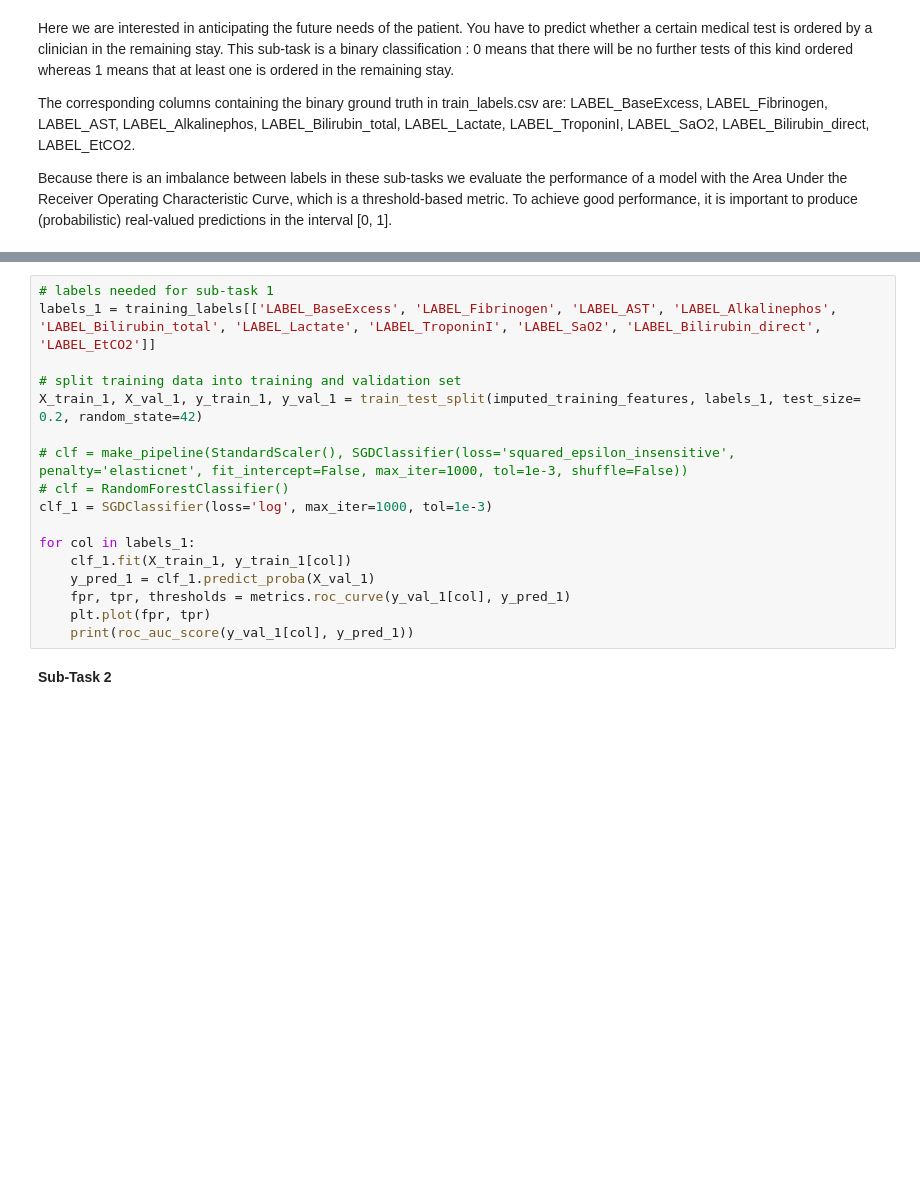
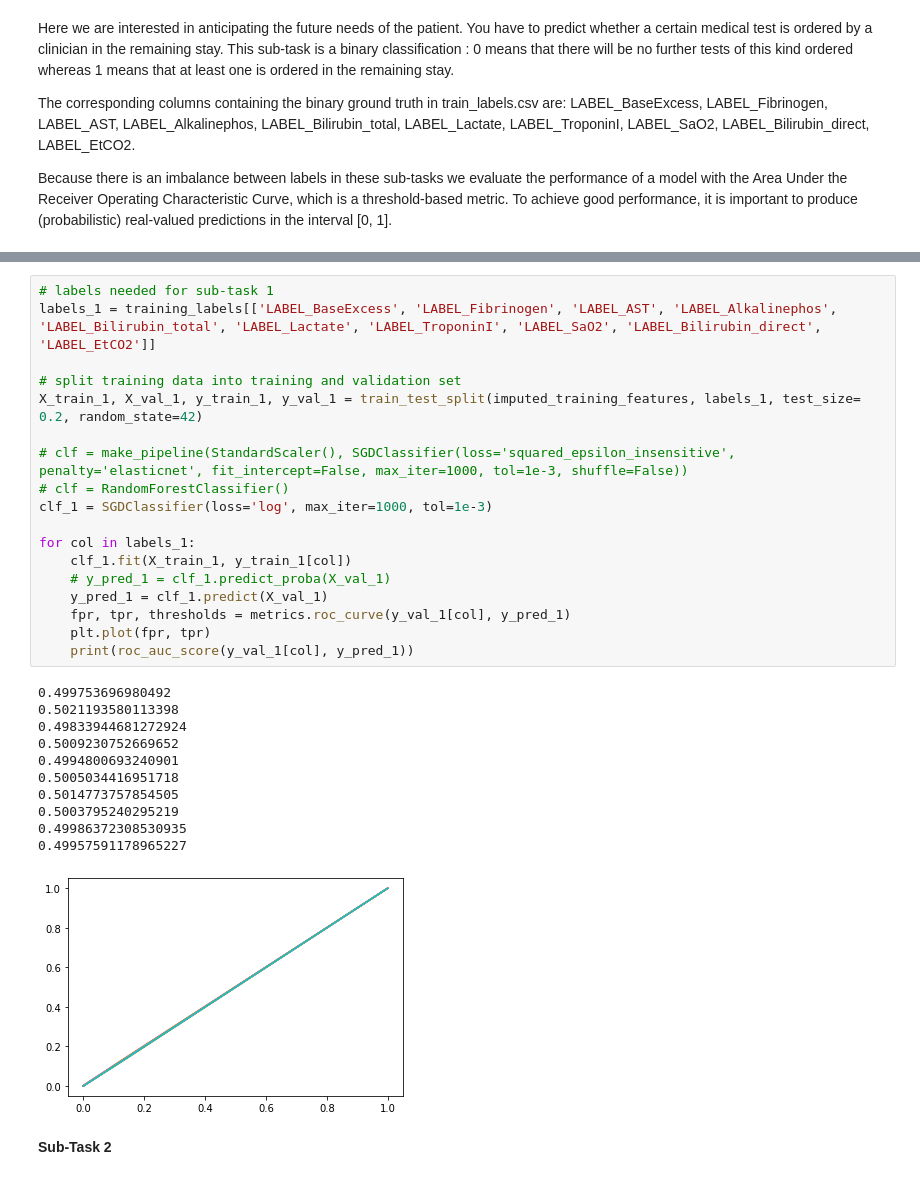
Before and after one commit to jonarivado/IML-Projects, a Jupyter notebook: Task 2/main2.ipynb, the cells around one changed output, grey strips where cells are left out. Cells and saved outputs as stored; diff of their text form; blank space fills up the shorter version.

```diff
--- a/Task 2/main2.ipynb
+++ b/Task 2/main2.ipynb
@@ -69,20 +81,33 @@ for col in labels_1:
 # %%
 # labels needed for sub-task 1
 labels_1 = training_labels[['LABEL_BaseExcess', 'LABEL_Fibrinogen', 'LABEL_AST', 'LABEL_Alkalinephos', 'LABEL_Bilirubin_total', 'LABEL_Lactate', 'LABEL_TroponinI', 'LABEL_SaO2', 'LABEL_Bilirubin_direct', 'LABEL_EtCO2']]
 
 # split training data into training and validation set
 X_train_1, X_val_1, y_train_1, y_val_1 = train_test_split(imputed_training_features, labels_1, test_size= 0.2, random_state=42)
 
 # clf = make_pipeline(StandardScaler(), SGDClassifier(loss='squared_epsilon_insensitive', penalty='elasticnet', fit_intercept=False, max_iter=1000, tol=1e-3, shuffle=False))
 # clf = RandomForestClassifier()
 clf_1 = SGDClassifier(loss='log', max_iter=1000, tol=1e-3)
 
 for col in labels_1:
     clf_1.fit(X_train_1, y_train_1[col])
-    y_pred_1 = clf_1.predict_proba(X_val_1)
+    # y_pred_1 = clf_1.predict_proba(X_val_1)
+    y_pred_1 = clf_1.predict(X_val_1)
     fpr, tpr, thresholds = metrics.roc_curve(y_val_1[col], y_pred_1)
     plt.plot(fpr, tpr)
     print(roc_auc_score(y_val_1[col], y_pred_1))
+# %% [output]
+0.499753696980492
+0.5021193580113398
+0.49833944681272924
+0.5009230752669652
+0.4994800693240901
+0.5005034416951718
+0.5014773757854505
+0.5003795240295219
+0.49986372308530935
+0.49957591178965227
+[figure, added]
 # %% [markdown]
 **Sub-Task 2**
 # %% [markdown]
```
Also changed, not shown: parts of 4 cells of this notebook, 5 other files.
